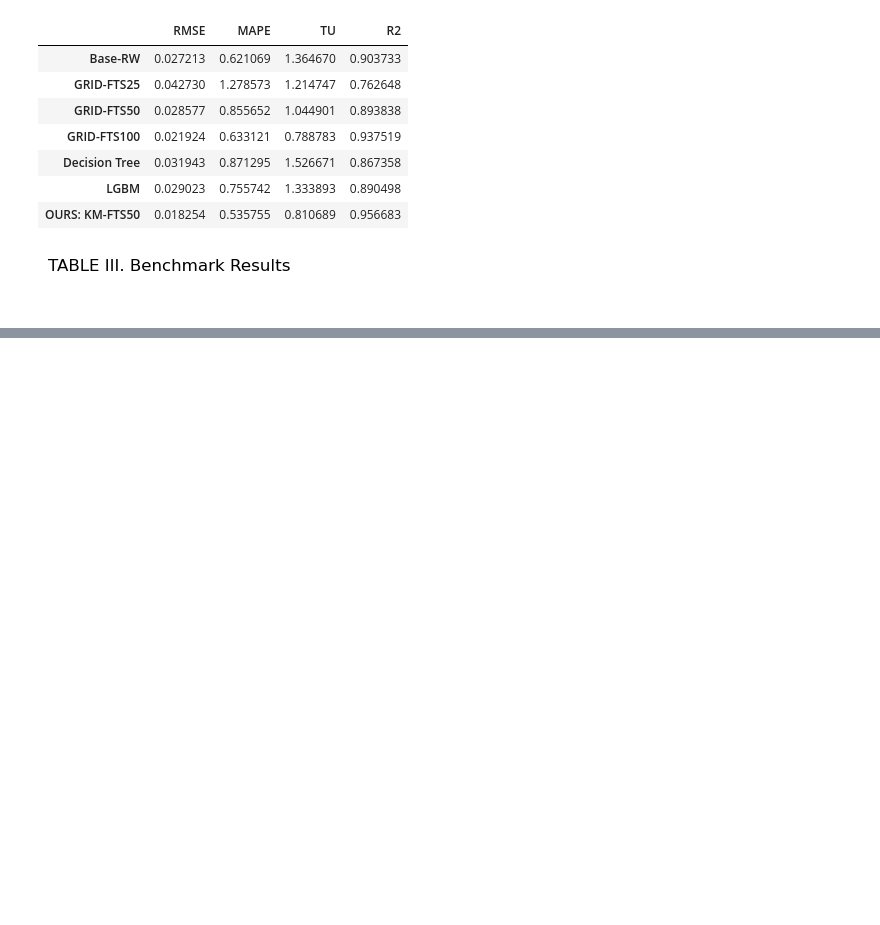
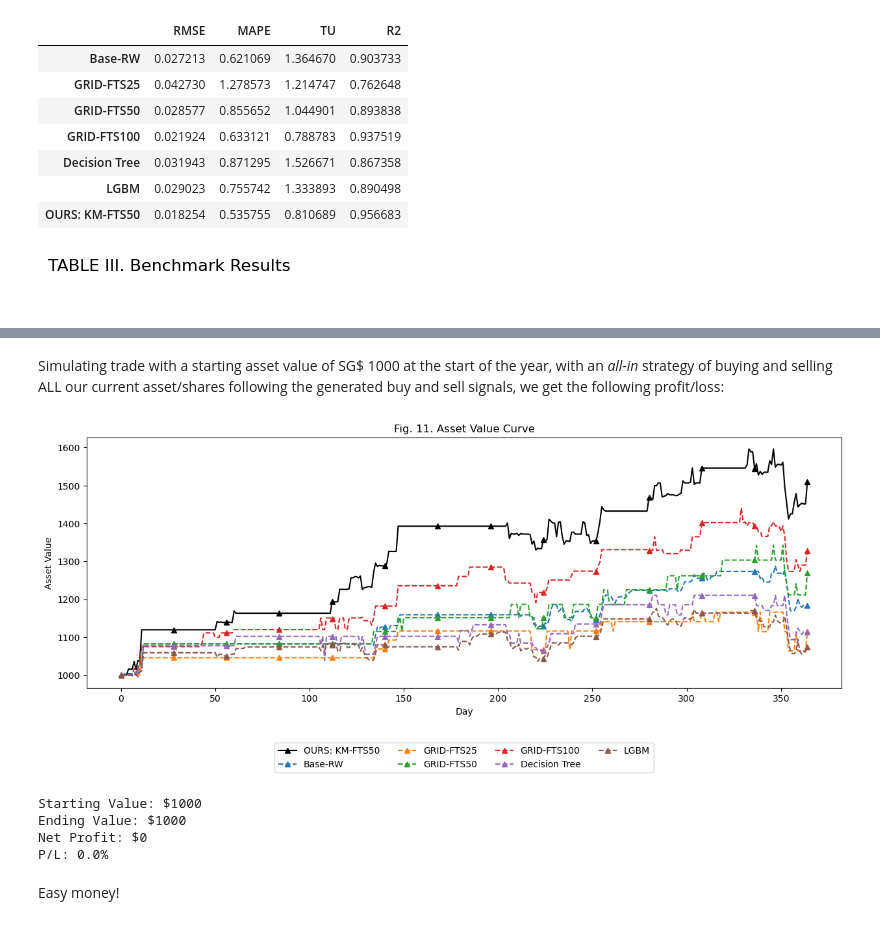
Before and after one commit to reinbugnot/kmeans-fuzzy-ts-forecast, a Jupyter notebook: fts-self-implement.ipynb, the cells around one changed output, grey strips where cells are left out. Cells and saved outputs as stored; diff of their text form; code cells hidden in the pictures; blank space fills up the shorter version.

Commit message:
added profit benchmarks

```diff
--- a/fts-self-implement.ipynb
+++ b/fts-self-implement.ipynb
@@ -813,9 +849,0 @@ plt.show()
-# %%
-## Simulation
-asset_value = [1000]
-for i in range(len(sell_positions)):
-    asset_value.append((asset_value[i] / buy_positions[i]) * (-1 * sell_positions[i]))
-
-print(f'Starting Value: ${np.round(asset_value[0],2)}')
-print(f'Ending Value: ${np.round(asset_value[-1],2)}')
-print(f'Net Profit: ${np.round(asset_value[-1] - asset_value[0], 2)}')
@@ -888,0 +930,41 @@ Better Position found at 12-day EMA and 132-day EMA.
+# %% [markdown]
+Simulating trade with a starting asset value of SG$ 1000 at the start of the year, with an *all-in* strategy of buying and selling ALL our current asset/shares following the generated buy and sell signals, we get the following profit/loss:
+# %%
+profit_trends = []
+starting_money = 1000
+
+for forecast in [forecasts] + benchmark_model_preds[:-1]:
+
+    fast_span, slow_span = get_best_params(forecast)
+
+    _, _, trade_positions_series = get_trade_positions_ema(fast_span, slow_span, forecast)
+
+    profit_trends.append(calc_profit_trend(forecast, trade_positions_series, wallet = starting_money))
+# %%
+fig, ax = plt.subplots(nrows=1, ncols=1, figsize=[15, 5])
+for i, predictions in enumerate(profit_trends):
+    if i == 0:
+        ax.plot(predictions, color = 'k', marker='^', markevery=28)
+    else:
+        ax.plot(predictions, linestyle='--', marker='^', markevery=28)
+
+# Place the legend with 4 columns and 2 rows
+plt.legend(['OURS: KM-FTS50'] + benchmark_model_names[:-1], bbox_to_anchor=(0.5, -0.2), loc='upper center', ncol=4)
+plt.xlabel('Day')
+plt.ylabel('Asset Value')
+plt.title('Fig. 11. Asset Value Curve')
+plt.show()
+# %% [output]
+[figure, added]
+# %%
+print(f'Starting Value: ${np.round(asset_value[0],2)}')
+print(f'Ending Value: ${np.round(asset_value[-1],2)}')
+print(f'Net Profit: ${np.round(asset_value[-1] - asset_value[0], 2)}')
+print(f'P/L: {np.round(((asset_value[-1] - asset_value[0]) / 1000) * 100, 2)}%')
+# %% [output]
+Starting Value: $1000
+Ending Value: $1000
+Net Profit: $0
+P/L: 0.0%
+# %% [markdown]
+Easy money! <br>
```
Also changed, not shown: parts of 26 cells of this notebook, 1 other file.
